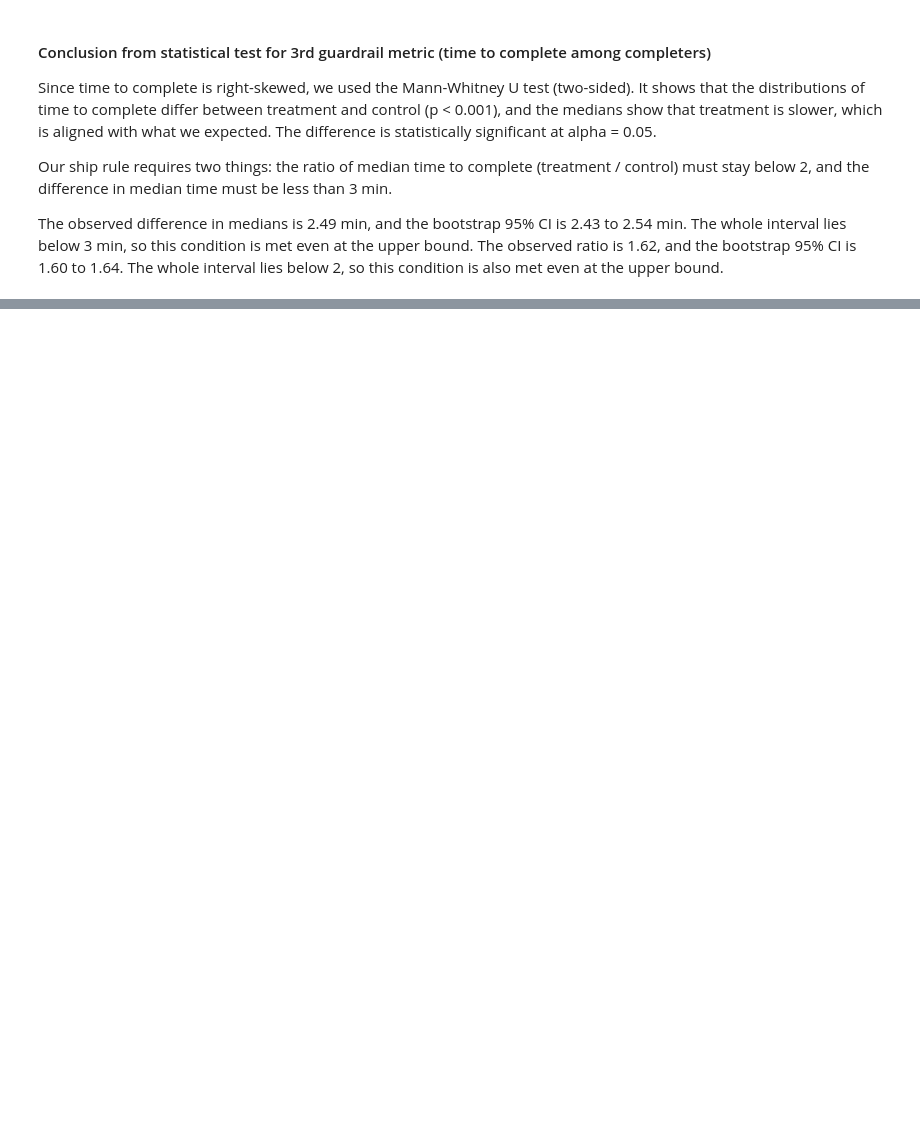
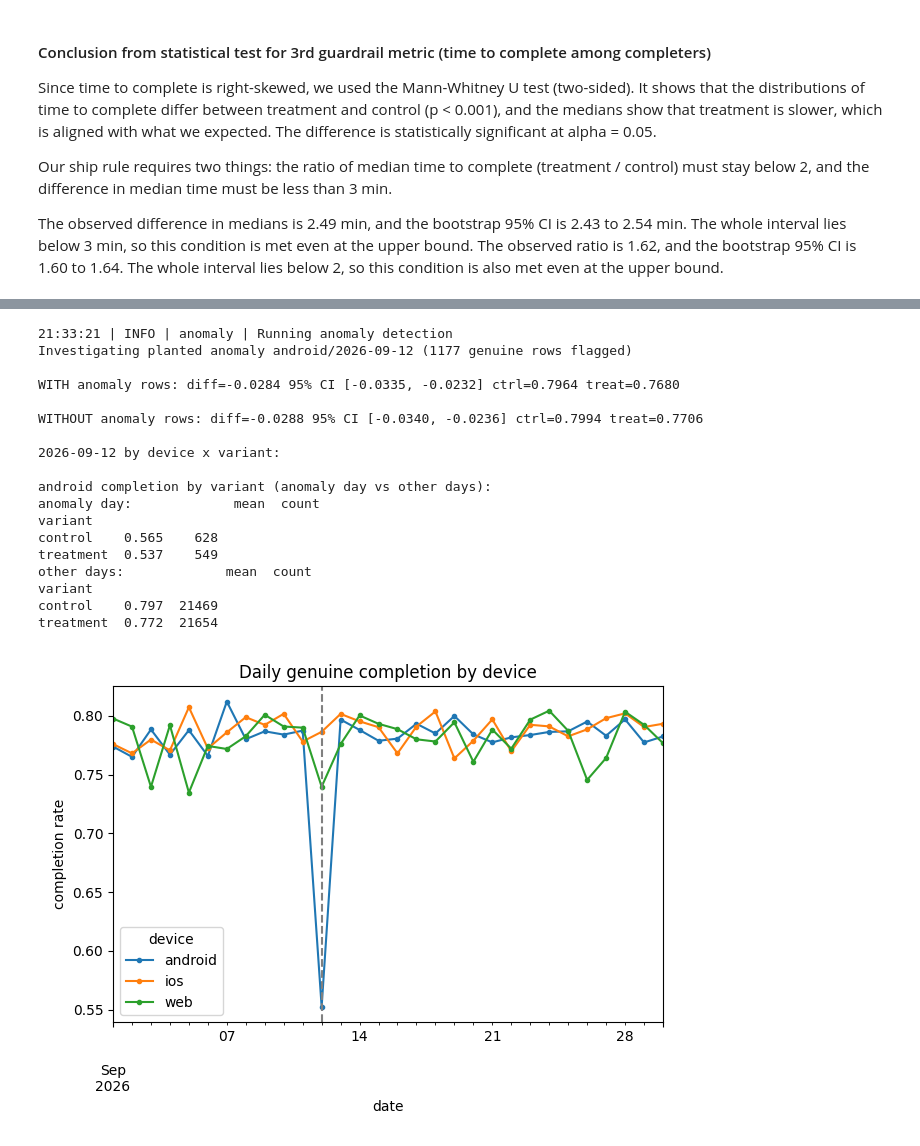
Before and after one commit to kazakovadiana432/AB_testing, a Jupyter notebook: security-friction-ab-test/notebooks/findings.ipynb, the cells around one changed output, grey strips where cells are left out. Cells and saved outputs as stored; diff of their text form; code cells hidden in the pictures; blank space fills up the shorter version.

Commit message:
add power analysis, tradeoff analysis nd anomaly analysis + wrap up final decision

```diff
--- a/security-friction-ab-test/notebooks/findings.ipynb
+++ b/security-friction-ab-test/notebooks/findings.ipynb
@@ -312,0 +368,32 @@ The observed difference in medians is 2.49 min, and the bootstrap 95% CI is 2.43
+# %%
+# anomaly RCA
+from anomaly import run_anomaly
+from config.paths import FIG_PATH
+
+anom = run_anomaly(df, FIG_PATH)
+
+for name in (
+    "kpi_by_device.png",
+    "kpi_by_variant.png",
+):
+    display(Image(filename=str(DATA_DIR / name)))
+# %% [output]
+21:33:21 | INFO | anomaly | Running anomaly detection
+Investigating planted anomaly android/2026-09-12 (1177 genuine rows flagged)
+
+WITH anomaly rows: diff=-0.0284 95% CI [-0.0335, -0.0232] ctrl=0.7964 treat=0.7680
+
+WITHOUT anomaly rows: diff=-0.0288 95% CI [-0.0340, -0.0236] ctrl=0.7994 treat=0.7706
+
+2026-09-12 by device x variant:
+
+android completion by variant (anomaly day vs other days):
+anomaly day:             mean  count
+variant
+control    0.565    628
+treatment  0.537    549
+other days:             mean  count
+variant
+control    0.797  21469
+treatment  0.772  21654
+[figure, added]
```
Also changed, not shown: parts of 13 cells of this notebook, 3 other files.
